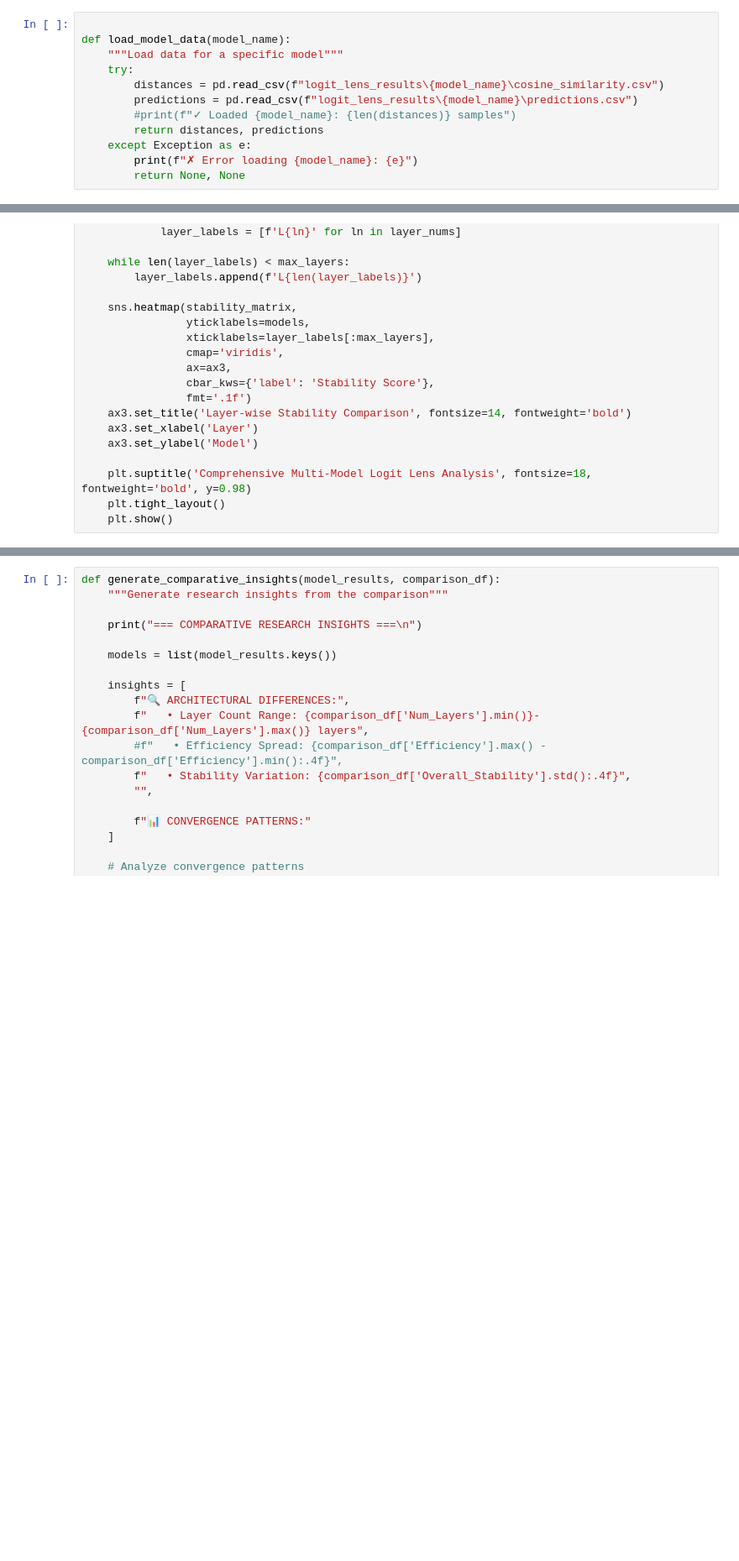
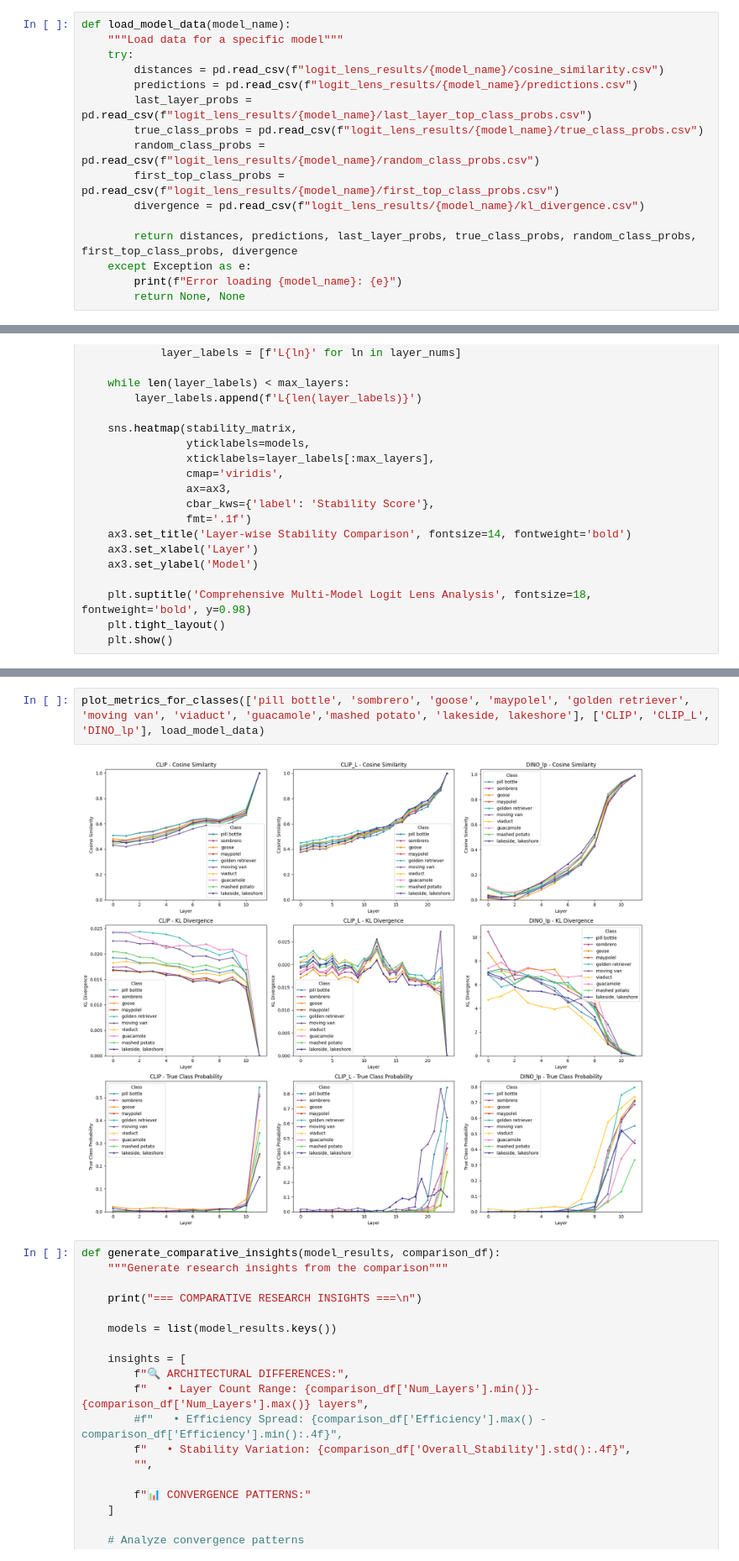
Before and after one commit to kaminskaz/wb-projekt, a Jupyter notebook: notebooks/results_analysis.ipynb, the cells around one changed output, grey strips where cells are left out. Shown at 84% size. Cells and saved outputs as stored; diff of their text form; blank space fills up the shorter version.

Commit message:
visualizations for classes

```diff
--- a/notebooks/results_analysis.ipynb
+++ b/notebooks/results_analysis.ipynb
@@ -7,16 +7,20 @@ from scipy import stats
 import warnings
 warnings.filterwarnings('ignore')
 # %%
-
 def load_model_data(model_name):
     """Load data for a specific model"""
     try:
-        distances = pd.read_csv(f"logit_lens_results\{model_name}\cosine_similarity.csv")
-        predictions = pd.read_csv(f"logit_lens_results\{model_name}\predictions.csv")
-        #print(f"✓ Loaded {model_name}: {len(distances)} samples")
-        return distances, predictions
+        distances = pd.read_csv(f"logit_lens_results/{model_name}/cosine_similarity.csv")
+        predictions = pd.read_csv(f"logit_lens_results/{model_name}/predictions.csv")
+        last_layer_probs = pd.read_csv(f"logit_lens_results/{model_name}/last_layer_top_class_probs.csv")
+        true_class_probs = pd.read_csv(f"logit_lens_results/{model_name}/true_class_probs.csv")
+        random_class_probs = pd.read_csv(f"logit_lens_results/{model_name}/random_class_probs.csv")
+        first_top_class_probs = pd.read_csv(f"logit_lens_results/{model_name}/first_top_class_probs.csv")
+        divergence = pd.read_csv(f"logit_lens_results/{model_name}/kl_divergence.csv")
+
+        return distances, predictions, last_layer_probs, true_class_probs, random_class_probs, first_top_class_probs, divergence
     except Exception as e:
-        print(f"✗ Error loading {model_name}: {e}")
+        print(f"Error loading {model_name}: {e}")
         return None, None
 # %%
 def analyze_single_model_dynamics(distances_df, predictions_df, model_name):
@@ -351,3 +448,7 @@ def create_multi_model_visualizations(model_results):
+# %%
+plot_metrics_for_classes(['pill bottle', 'sombrero', 'goose', 'maypolel', 'golden retriever', 'moving van', 'viaduct', 'guacamole','mashed potato', 'lakeside, lakeshore'], ['CLIP', 'CLIP_L', 'DINO_lp'], load_model_data)
+# %% [output]
+[figure, added]
 # %%
 def generate_comparative_insights(model_results, comparison_df):
     """Generate research insights from the comparison"""
```
Also changed, not shown: parts of 6 cells of this notebook, 2 other files.
